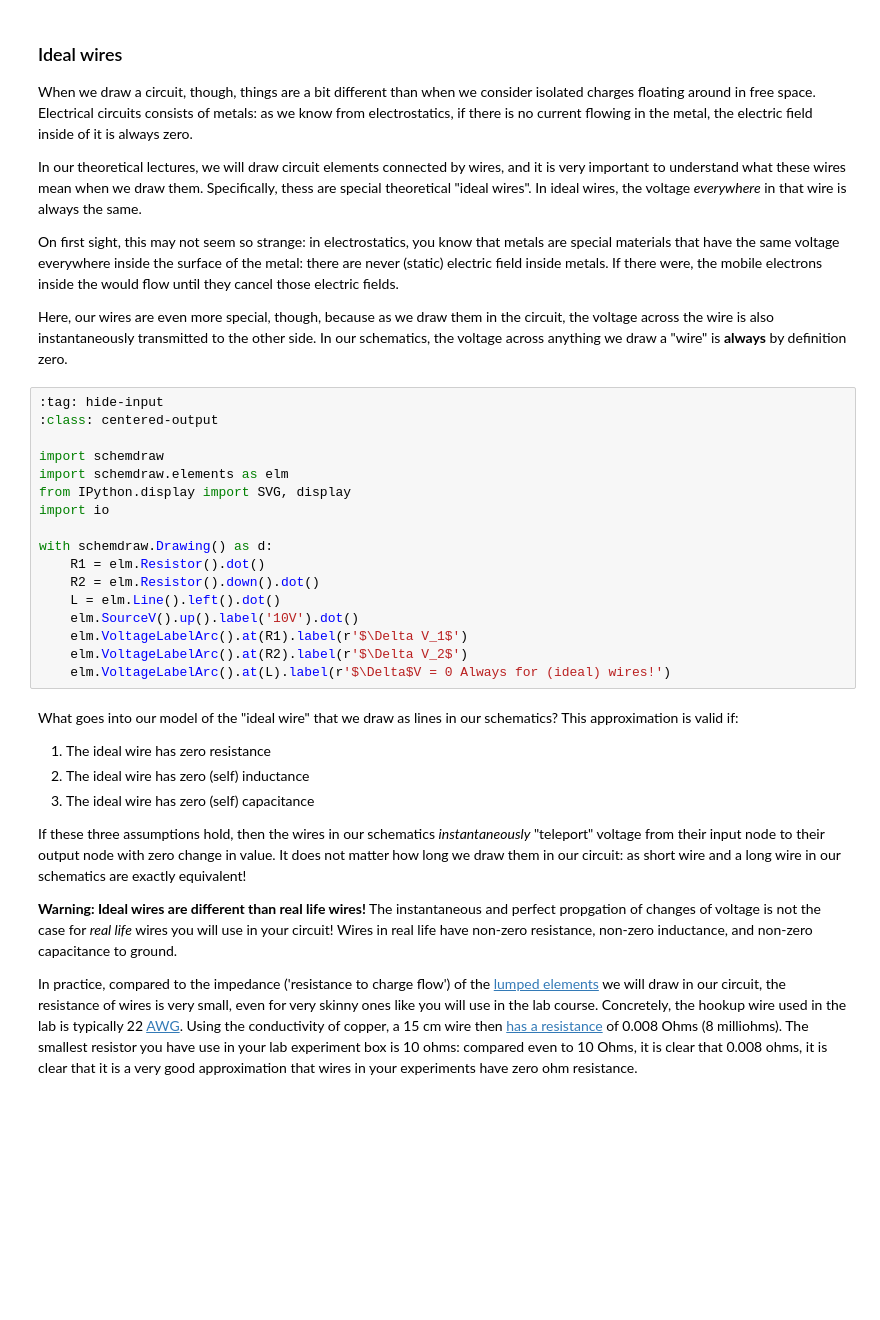
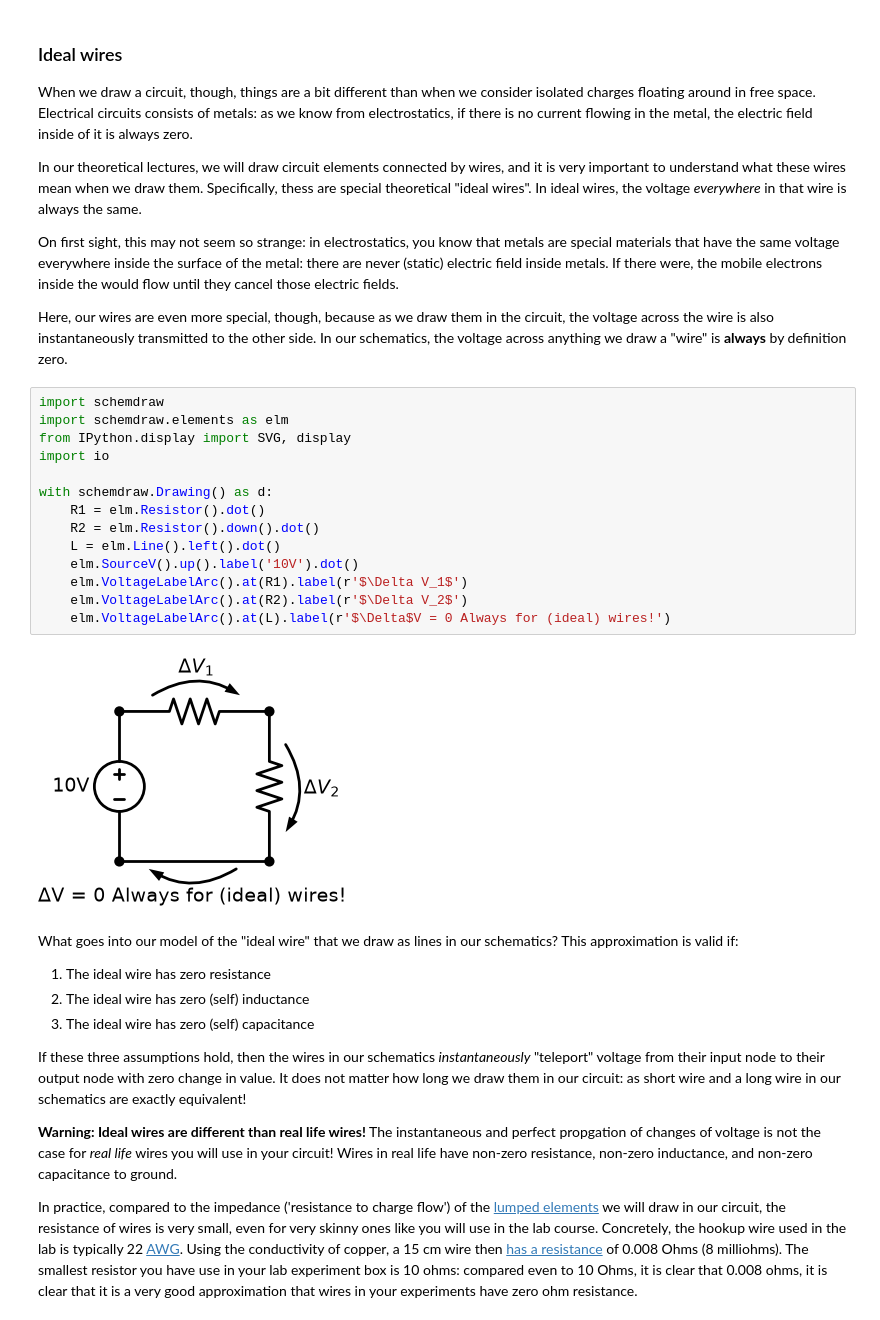
Before and after one commit to gsteele13/cei, a Jupyter notebook: content/Lecture1.ipynb, the cells around one changed output. Cells and saved outputs as stored; diff of their text form; blank space fills up the shorter version.

```diff
--- a/content/Lecture1.ipynb
+++ b/content/Lecture1.ipynb
@@ -76,22 +74,21 @@ On first sight, this may not seem so strange: in electrostatics, you know that m
 
 Here, our wires are even more special, though, because as we draw them in the circuit, the voltage across the wire is also instantaneously transmitted to the other side. In our schematics, the voltage across anything we draw a "wire" is **always** by definition zero.
 # %%
-:tag: hide-input
-:class: centered-output
-
 import schemdraw
 import schemdraw.elements as elm
 from IPython.display import SVG, display
 import io
 
 with schemdraw.Drawing() as d:
     R1 = elm.Resistor().dot()
     R2 = elm.Resistor().down().dot()
     L = elm.Line().left().dot()
     elm.SourceV().up().label('10V').dot()
     elm.VoltageLabelArc().at(R1).label(r'$\Delta V_1$')
     elm.VoltageLabelArc().at(R2).label(r'$\Delta V_2$')
     elm.VoltageLabelArc().at(L).label(r'$\Delta$V = 0 Always for (ideal) wires!')
+# %% [output]
+[figure, added]
 # %% [markdown]
 What goes into our model of the "ideal wire" that we draw as lines in our schematics? This approximation is valid if:
 
```
Also changed, not shown: parts of 8 cells of this notebook, 3 other files.
